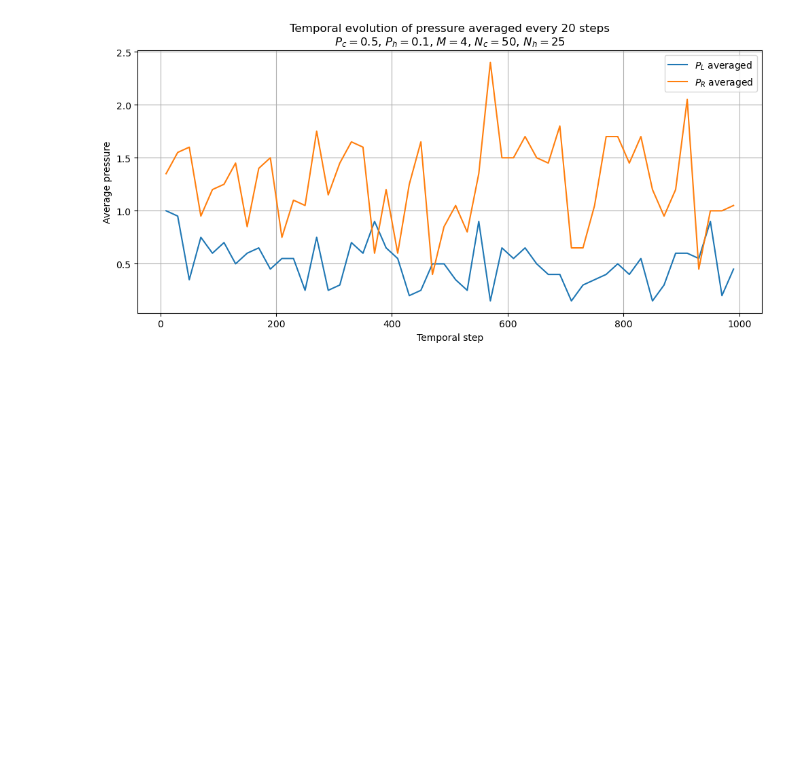
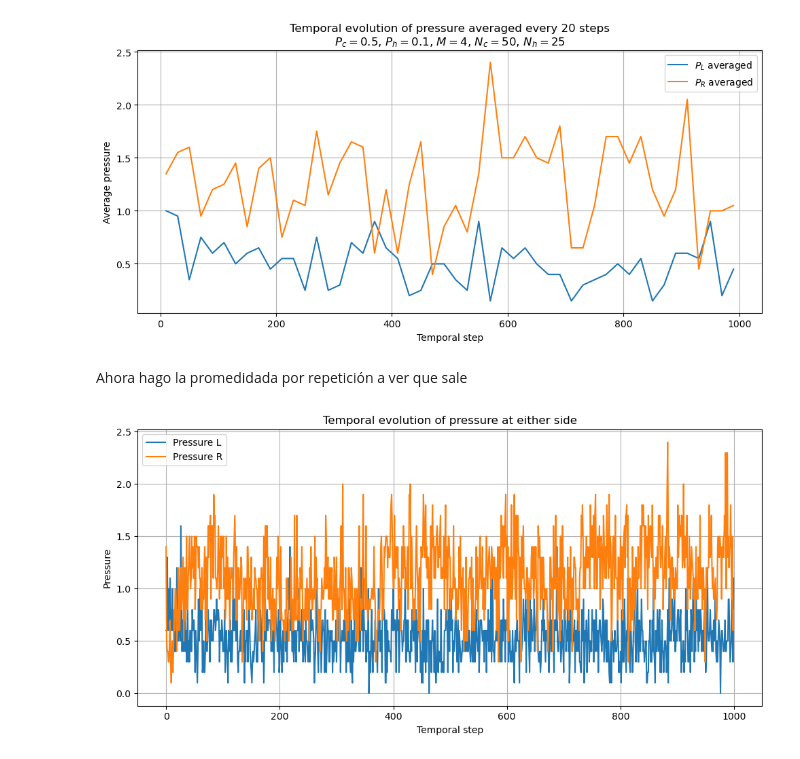
Before and after one commit to DiegoConol/Trabajo-Complejos, a Jupyter notebook: Teresa/mejorpresion/cuaderno.ipynb, the cells around one changed output. Drawn from its saved outputs; the diff is of its cells as text; code cells hidden in the pictures; blank space fills up the shorter version.

Commit message:
he intentado hacer una media de la presión

```diff
--- a/Teresa/mejorpresion/cuaderno.ipynb
+++ b/Teresa/mejorpresion/cuaderno.ipynb
@@ -730,3 +730,49 @@ plt.show()
 # %% [output]
 Plot guardado en: plots\Presiones_Pc0.5_Ph0.1_M4_Nc50_Nh25.png
 [figure]
+# %% [markdown]
+Ahora hago la promedidada por repetición a ver que sale
+# %%
+import numpy as np
+import matplotlib.pyplot as plt
+
+# =========================================================
+# PARÁMETROS
+# =========================================================
+nombre_archivo = "Ave_Presion.txt"
+
+# =========================================================
+# LEER DATOS
+# =========================================================
+# Cada fila es un paso temporal
+# Cada columna es una curva distinta
+datos = np.loadtxt(nombre_archivo)
+
+# Columna 0 -> primera presión
+# Columna 1 -> segunda presión
+presion_1 = datos[:, 0]
+presion_2 = datos[:, 1]
+
+# Eje x: pasos temporales
+pasos = np.arange(len(presion_1))
+
+# =========================================================
+# PLOT
+# =========================================================
+plt.figure(figsize=(10, 5))
+
+plt.plot(pasos, presion_1, label="Pressure L")
+plt.plot(pasos, presion_2, label="Pressure R")
+
+plt.xlabel("Temporal step")
+plt.ylabel("Pressure")
+plt.title("Temporal evolution of pressure at either side")
+
+plt.legend()
+plt.grid(True)
+plt.tight_layout()
+plt.savefig("plots/presiones_mitad.png", dpi=300)
+
+plt.show()
+# %% [output]
+[figure, added]
```
Also changed, not shown: 22 other files.
